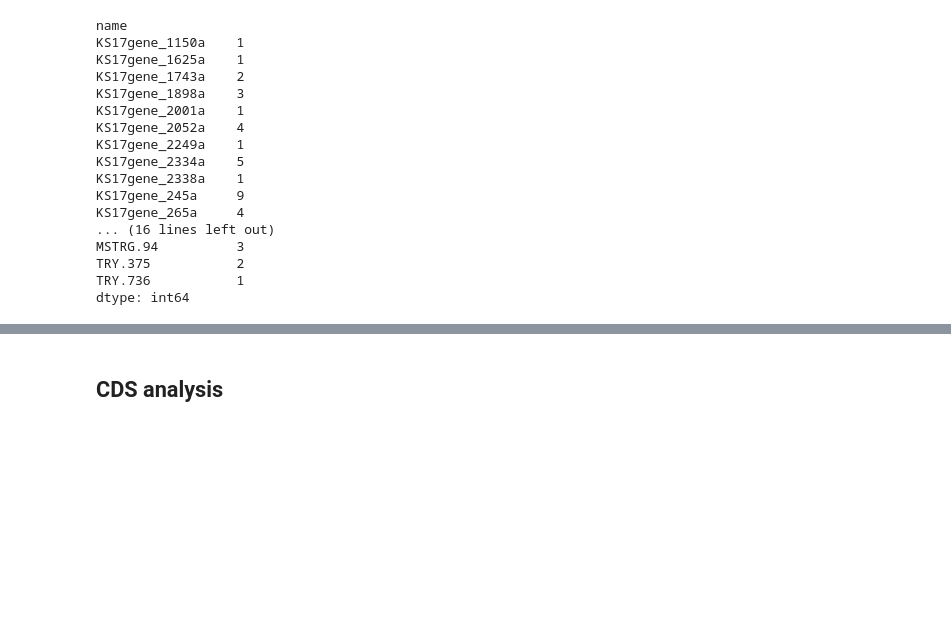
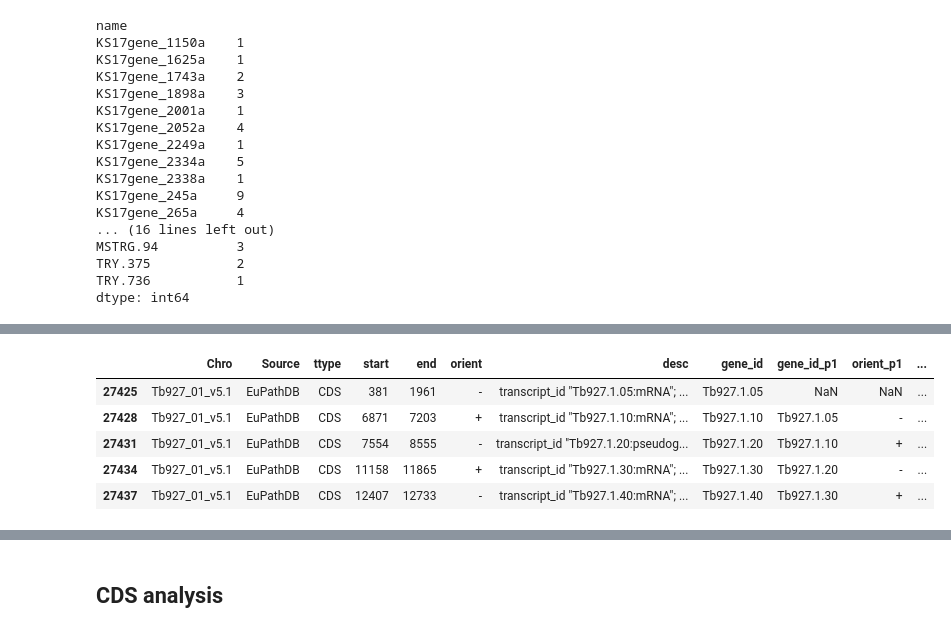
Before and after one commit to mtinti/polysome, a Jupyter notebook: Figures_Paper_def.ipynb, the cells around one changed output, grey strips where cells are left out. Saved outputs shown, nothing was run; the diff lists cells and outputs as text; code cells hidden in the pictures; blank space fills up the shorter version.

```diff
--- a/Figures_Paper_def.ipynb
+++ b/Figures_Paper_def.ipynb
@@ -1740,0 +1587,5 @@ regulatory_df.to_csv('Tables/Table_6.csv')
+# %%
+temp_lnc = pd.read_csv('tb927_5.gtf',sep='\t',header=None)
+temp_lnc = temp_lnc[temp_lnc.iloc[:,-1].str.contains('lncRNA')]
+temp_lnc = temp_lnc[temp_lnc.iloc[:,2]=='transcript']
+temp_lnc.head()
@@ -1740,0 +1599,10 @@ regulatory_df.to_csv('Tables/Table_6.csv')
+# %%
+chr_list = ['Tb927_0{}_v5.1'.format(n) for n in range(1,10)]
+chr_list+= ['Tb927_1{}_v5.1'.format(n) for n in range(1,2)]
+# %%
+merge = pd.concat([temp_cds,temp_lnc])
+merge.columns = ['Chro','Source','ttype','start','end','f1','orient','f2','desc']
+#merge = merge.sort_values(['Chro','start'])
+merge = merge[merge.Chro.isin(chr_list)]
+merge.drop(['f1','f2'],axis=1,inplace=True)
+merge.head()
@@ -1740,0 +1625,11 @@ regulatory_df.to_csv('Tables/Table_6.csv')
+# %%
+def get_dict(X):
+    temp_dict = {}
+    for n in X.split(';'):
+        n=n.strip()
+        if len(n)>0:
+            temp_dict[n.split(' ')[0]]=n.split(' ')[1].strip('\"')
+    return temp_dict
+
+merge['gene_id'] = [get_dict(X)['gene_id'] for X in  merge['desc'] ]
+merge.head()
@@ -1740,0 +1643,19 @@ regulatory_df.to_csv('Tables/Table_6.csv')
+# %%
+df_list = []
+for n in merge.groupby('Chro'):
+    temp_df = n[1]
+    temp_df=temp_df.sort_values('start')
+    temp_df['gene_id_p1'] = temp_df['gene_id'].shift(+1)
+    temp_df['orient_p1'] = temp_df['orient'].shift(+1)
+    temp_df['gene_id_m1'] = temp_df['gene_id'].shift(-1)
+    temp_df['orient_m1'] = temp_df['orient'].shift(-1)
+    df_list.append(temp_df)
+merge=pd.concat(df_list)
+merge.head()
+# %% [output]
+|  | Chro | Source | ttype | start | end | orient | desc | gene_id | gene_id_p1 | orient_p1 | ... |
+| 27425 | Tb927_01_v5.1 | EuPathDB | CDS | 381 | 1961 | - | transcript_id "Tb927.1.05:mRNA"; ... | Tb927.1.05 | NaN | NaN | ... |
+| 27428 | Tb927_01_v5.1 | EuPathDB | CDS | 6871 | 7203 | + | transcript_id "Tb927.1.10:mRNA"; ... | Tb927.1.10 | Tb927.1.05 | - | ... |
+| 27431 | Tb927_01_v5.1 | EuPathDB | CDS | 7554 | 8555 | - | transcript_id "Tb927.1.20:pseudog... | Tb927.1.20 | Tb927.1.10 | + | ... |
+| 27434 | Tb927_01_v5.1 | EuPathDB | CDS | 11158 | 11865 | + | transcript_id "Tb927.1.30:mRNA"; ... | Tb927.1.30 | Tb927.1.20 | - | ... |
+| 27437 | Tb927_01_v5.1 | EuPathDB | CDS | 12407 | 12733 | - | transcript_id "Tb927.1.40:mRNA"; ... | Tb927.1.40 | Tb927.1.30 | + | ... |
```
Also changed, not shown: parts of 78 cells of this notebook, 1 other file.
